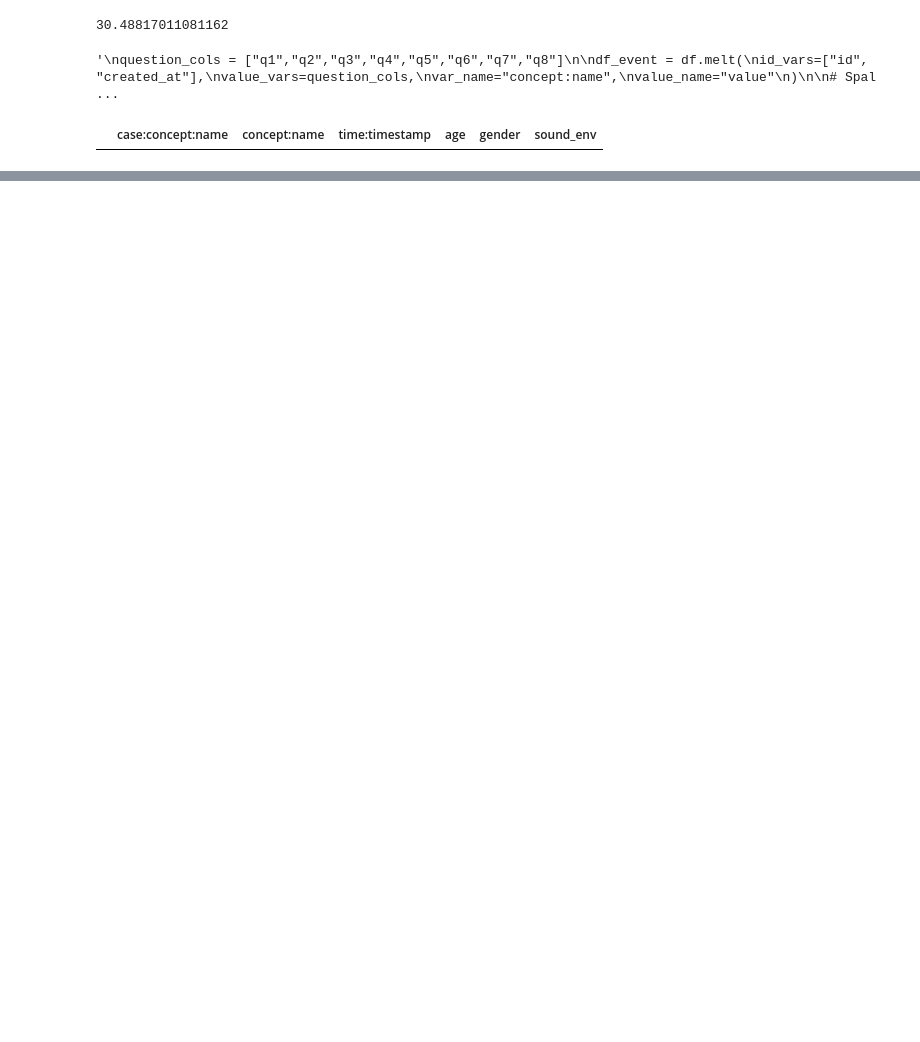
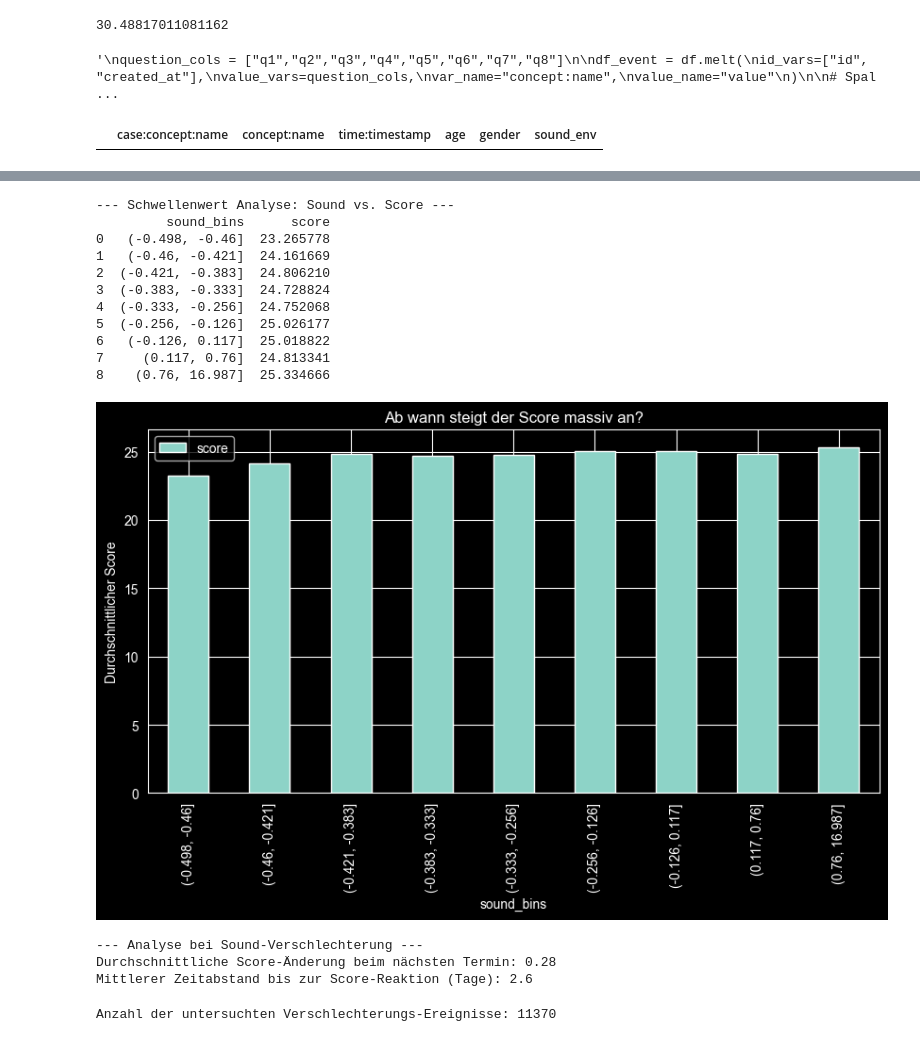
Before and after one commit to berielias-cpu/MasterArbeit, a Jupyter notebook: Masterarbeit/01_EDA_V2.0.ipynb, the cells around one changed output, grey strips where cells are left out. Saved outputs shown, nothing was run; the diff lists cells and outputs as text; code cells hidden in the pictures; blank space fills up the shorter version.

Commit message:
weitere analysen ausprobiert

```diff
--- a/Masterarbeit/01_EDA_V2.0.ipynb
+++ b/Masterarbeit/01_EDA_V2.0.ipynb
@@ -534,0 +642,23 @@ pm4py.write_xes(filtered_log, '/Users/elias/Desktop/Uni/4. Semester : Masterarbe
+# %%
+from sklearn.ensemble import RandomForestRegressor
+import matplotlib.pyplot as plt
+import pandas as pd
+
+# --- A. DATENBEREINIGUNG (Fix für #ZAHL!) ---
+# Alle nicht-numerischen Werte in onset_duration zu NaN machen
+df["onset_duration"] = pd.to_numeric(df["onset_duration"], errors="coerce")
+
+# Nur relevante Spalten für die Analyse auswählen
+features = [
+    "age", "q1", "time_to_prev_event",
+    "sound_env_norm", "missing_demographics", "onset_duration"
+]
+
+# Zielvariable (der aktuelle Score)
+target = "score"
+
+# Daten bereinigen: Nur Zeilen ohne NaNs in diesen Spalten nutzen
+analysis_df = df[features + [target]].dropna()
+
+# Falls user_OS noch ein String ist, für die Analyse in Zahlen umwandeln
+# analysis_df["user_OS_coded"] = pd.factorize(df["user_OS"])[0]
@@ -534,0 +736,56 @@ pm4py.write_xes(filtered_log, '/Users/elias/Desktop/Uni/4. Semester : Masterarbe
+# %%
+# Sound-Daten in 10 gleich große Gruppen unterteilen (Dezile)
+df['sound_bins'] = pd.qcut(df['sound_env_norm'], q=10, duplicates='drop')
+
+# Durchschnittlichen Score pro Gruppe berechnen
+threshold_analysis = df.groupby('sound_bins', observed=True)['score'].mean().reset_index()
+
+print("--- Schwellenwert Analyse: Sound vs. Score ---")
+print(threshold_analysis)
+
+# Visualisierung
+import matplotlib.pyplot as plt
+threshold_analysis.plot(kind='bar', x='sound_bins', y='score', figsize=(10,5))
+plt.title("Ab wann steigt der Score massiv an?")
+plt.ylabel("Durchschnittlicher Score")
+plt.show()
+# %% [output]
+--- Schwellenwert Analyse: Sound vs. Score ---
+         sound_bins      score
+0   (-0.498, -0.46]  23.265778
+1   (-0.46, -0.421]  24.161669
+2  (-0.421, -0.383]  24.806210
+3  (-0.383, -0.333]  24.728824
+4  (-0.333, -0.256]  24.752068
+5  (-0.256, -0.126]  25.026177
+6   (-0.126, 0.117]  25.018822
+7     (0.117, 0.76]  24.813341
+8    (0.76, 16.987]  25.334666
+[figure, added]
+# %%
+# 1. Veränderungen berechnen (Delta)
+df = df.sort_values(by=["user_id", "created_at"])
+df['delta_sound'] = df.groupby('user_id')['sound_env_norm'].diff()
+df['delta_score'] = df.groupby('user_id')['score'].diff()
+
+# 2. Den nächsten Score-Schritt an die aktuelle Zeile ziehen (Shift -1)
+# Wir wollen wissen: Wenn Sound JETZT steigt, was macht der Score beim NÄCHSTEN Mal?
+df['next_delta_score'] = df.groupby('user_id')['delta_score'].shift(-1)
+
+# 3. Zeitabstand zum nächsten Event berechnen
+df['days_to_next'] = df.groupby('user_id')['time_to_prev_event'].shift(-1)
+
+# 4. Filter: Nur Fälle, in denen sich der Sound signifikant verschlechtert hat (z.B. Delta > 0.5)
+deterioration = df[df['delta_sound'] > 0.5].copy()
+
+print("--- Analyse bei Sound-Verschlechterung ---")
+print(f"Durchschnittliche Score-Änderung beim nächsten Termin: {deterioration['next_delta_score'].mean():.2f}")
+print(f"Mittlerer Zeitabstand bis zur Score-Reaktion (Tage): {deterioration['days_to_next'].mean():.1f}")
+# %% [output]
+--- Analyse bei Sound-Verschlechterung ---
+Durchschnittliche Score-Änderung beim nächsten Termin: 0.28
+Mittlerer Zeitabstand bis zur Score-Reaktion (Tage): 2.6
+# %%
+print(f"Anzahl der untersuchten Verschlechterungs-Ereignisse: {len(deterioration)}")
+# %% [output]
+Anzahl der untersuchten Verschlechterungs-Ereignisse: 11370
```
Also changed, not shown: parts of 49 cells of this notebook.
